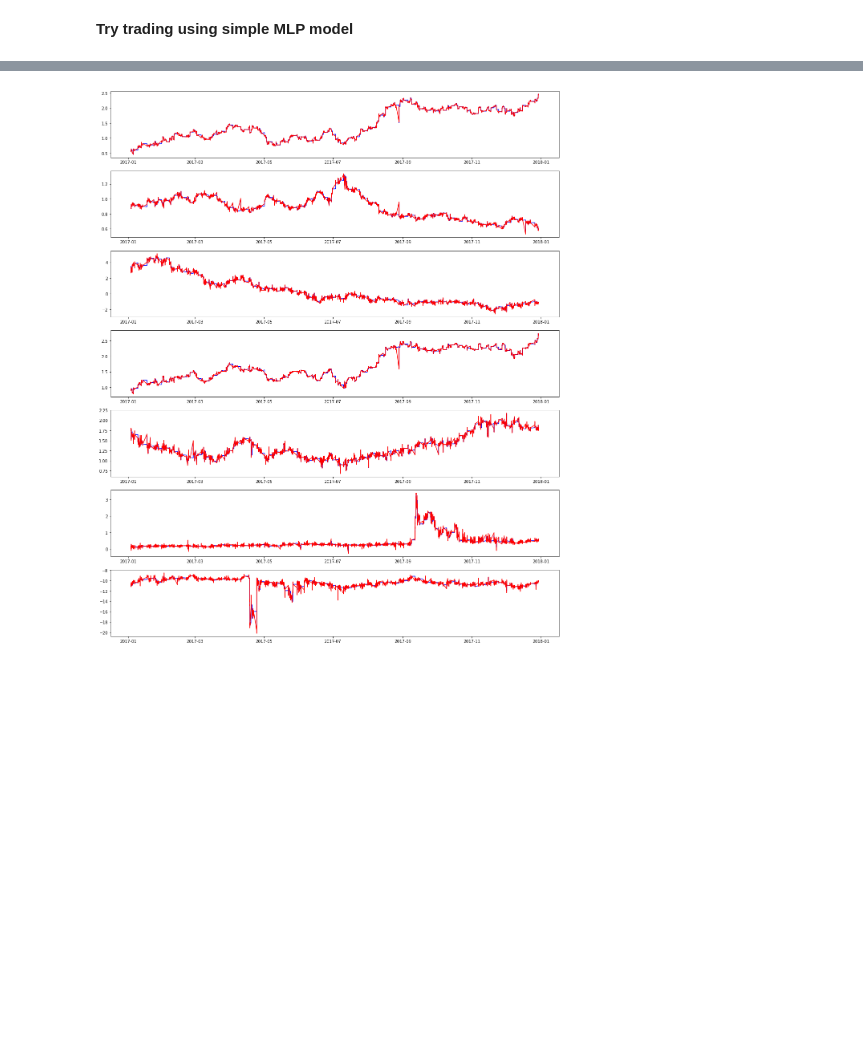
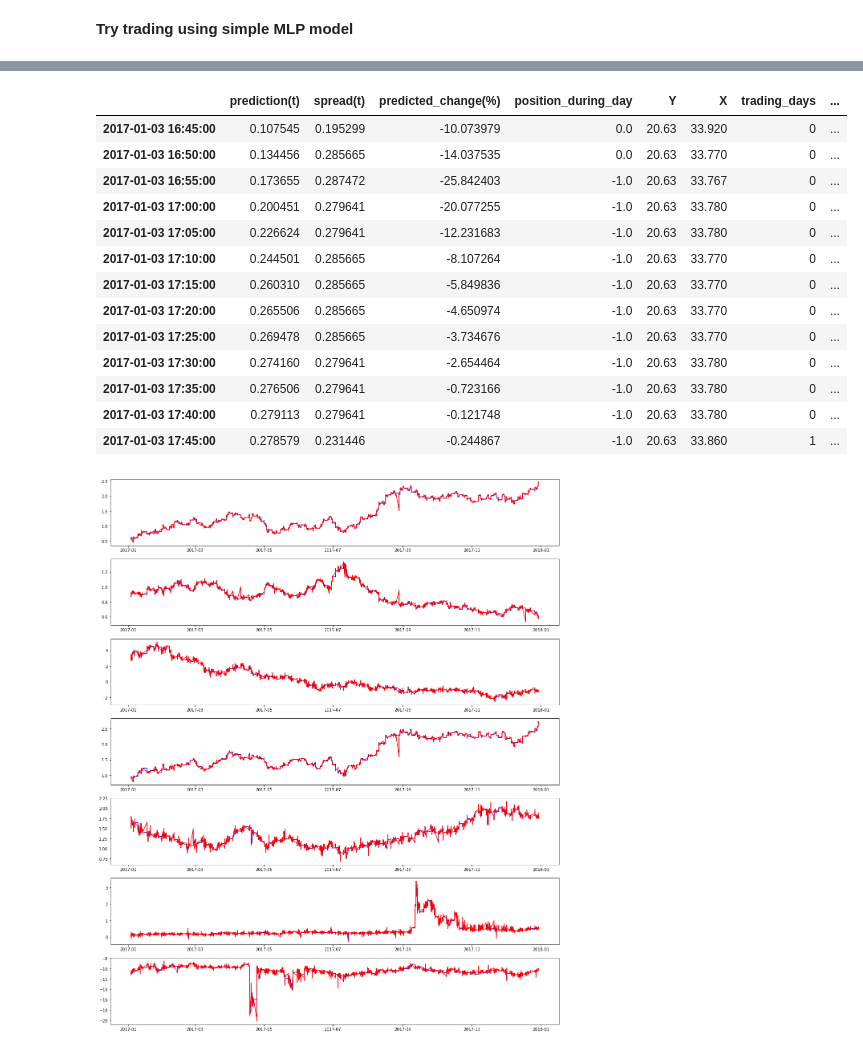
Before and after one commit to simaomsarmento/PairsTrading, a Jupyter notebook: PairsTrading_CommodityETFs-Forecasting_2009_2019.ipynb, the cells around one changed output, grey strips where cells are left out. Saved outputs shown, nothing was run; the diff lists cells and outputs as text; code cells hidden in the pictures; blank space fills up the shorter version.

```diff
--- a/PairsTrading_CommodityETFs-Forecasting_2009_2019.ipynb
+++ b/PairsTrading_CommodityETFs-Forecasting_2009_2019.ipynb
@@ -694,3 +696,20 @@ Model mean Sharpe Ratio: -0.49
+# %%
+summaries_mlp[-2]['01-03-2017 16:45:00':'01-03-2017 17:45:00']
+# %% [output]
+|  | prediction(t) | spread(t) | predicted_change(%) | position_during_day | Y | X | trading_days | ... |
+| 2017-01-03 16:45:00 | 0.107545 | 0.195299 | -10.073979 | 0.0 | 20.63 | 33.920 | 0 | ... |
+| 2017-01-03 16:50:00 | 0.134456 | 0.285665 | -14.037535 | 0.0 | 20.63 | 33.770 | 0 | ... |
+| 2017-01-03 16:55:00 | 0.173655 | 0.287472 | -25.842403 | -1.0 | 20.63 | 33.767 | 0 | ... |
+| 2017-01-03 17:00:00 | 0.200451 | 0.279641 | -20.077255 | -1.0 | 20.63 | 33.780 | 0 | ... |
+| 2017-01-03 17:05:00 | 0.226624 | 0.279641 | -12.231683 | -1.0 | 20.63 | 33.780 | 0 | ... |
+| 2017-01-03 17:10:00 | 0.244501 | 0.285665 | -8.107264 | -1.0 | 20.63 | 33.770 | 0 | ... |
+| 2017-01-03 17:15:00 | 0.260310 | 0.285665 | -5.849836 | -1.0 | 20.63 | 33.770 | 0 | ... |
+| 2017-01-03 17:20:00 | 0.265506 | 0.285665 | -4.650974 | -1.0 | 20.63 | 33.770 | 0 | ... |
+| 2017-01-03 17:25:00 | 0.269478 | 0.285665 | -3.734676 | -1.0 | 20.63 | 33.770 | 0 | ... |
+| 2017-01-03 17:30:00 | 0.274160 | 0.279641 | -2.654464 | -1.0 | 20.63 | 33.780 | 0 | ... |
+| 2017-01-03 17:35:00 | 0.276506 | 0.279641 | -0.723166 | -1.0 | 20.63 | 33.780 | 0 | ... |
+| 2017-01-03 17:40:00 | 0.279113 | 0.279641 | -0.121748 | -1.0 | 20.63 | 33.780 | 0 | ... |
+| 2017-01-03 17:45:00 | 0.278579 | 0.231446 | -0.244867 | -1.0 | 20.63 | 33.860 | 1 | ... |
 # %%
 plot_predictions(summaries_mlp)
 # %% [output]
```
Also changed, not shown: parts of 21 cells of this notebook, 4 other files.
